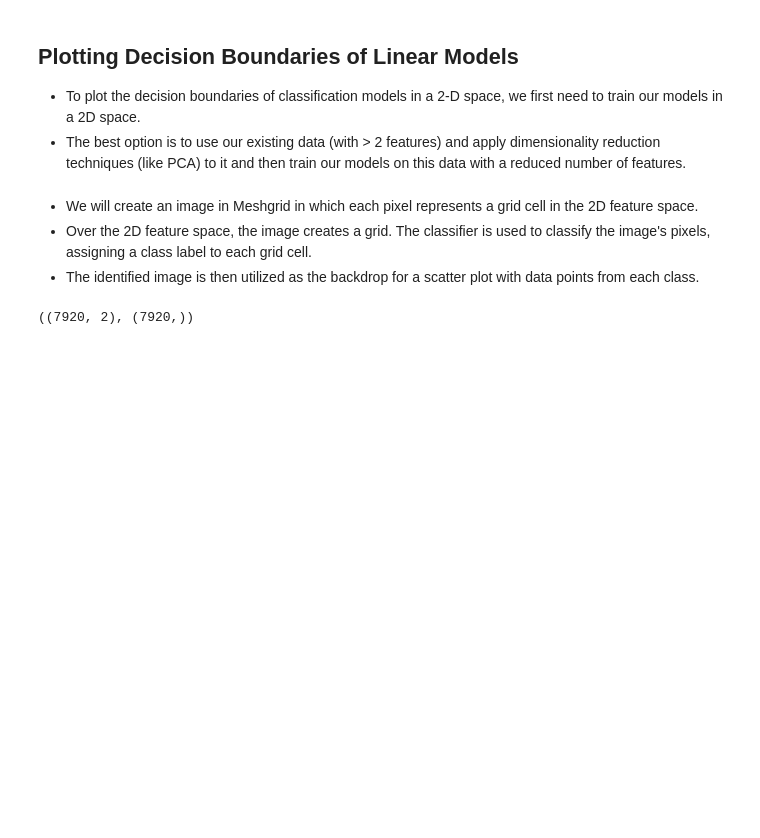
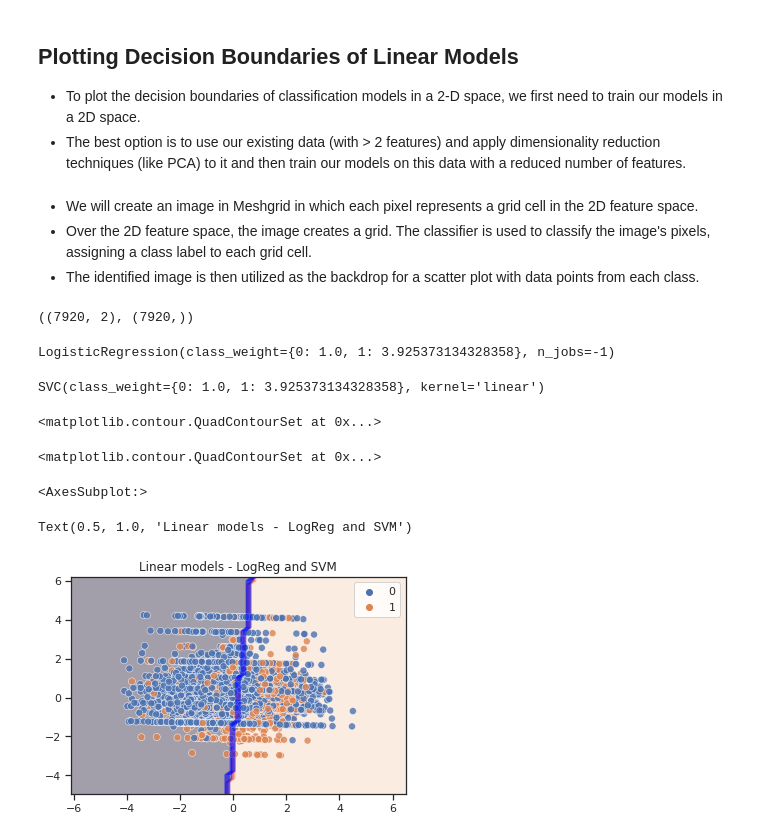
Before and after one commit to AmirMotefaker/Bank-Customer-Churn-Prediction, a Jupyter notebook: Bank-Customer-Churn-Prediction.ipynb, the cells around one changed output. Saved outputs shown, nothing was run; the diff lists cells and outputs as text; code cells hidden in the pictures; blank space fills up the shorter version.

Commit message:
Kaggle Notebook | Bank Customer Churn Prediction | Version 40

```diff
--- a/Bank-Customer-Churn-Prediction.ipynb
+++ b/Bank-Customer-Churn-Prediction.ipynb
@@ -860,3 +860,39 @@ y = y_train
 X_pca.shape, y.shape
 # %% [output]
 ((7920, 2), (7920,))
+# %%
+# min and max values
+xmin, xmax = X_pca[:, 0].min() - 2, X_pca[:, 0].max() + 2
+ymin, ymax = X_pca[:, 1].min() - 2, X_pca[:, 1].max() + 2
+
+# Creating a mesh region where the boundary will be plotted
+xx, yy = np.meshgrid(np.arange(xmin, xmax, 0.2),
+                     np.arange(ymin, ymax, 0.2))
+
+# Fitting LR model on 2 features
+lr.fit(X_pca, y)
+
+# Fitting SVM model on 2 features
+svm.fit(X_pca, y)
+
+# Plotting decision boundary for LR
+z1 = lr.predict(np.c_[xx.ravel(), yy.ravel()])
+z1 = z1.reshape(xx.shape)
+
+# Plotting decision boundary for SVM
+z2 = svm.predict(np.c_[xx.ravel(), yy.ravel()])
+z2 = z2.reshape(xx.shape)
+
+# Displaying the result
+plt.contourf(xx, yy, z1, alpha=0.4) # LR
+plt.contour(xx, yy, z2, alpha=0.4, colors='blue') # SVM
+sns.scatterplot(x=X_pca[:,0], y=X_pca[:,1], hue=y_train, s=50, alpha=0.8)
+plt.title('Linear models - LogReg and SVM')
+# %% [output]
+LogisticRegression(class_weight={0: 1.0, 1: 3.925373134328358}, n_jobs=-1)
+SVC(class_weight={0: 1.0, 1: 3.925373134328358}, kernel='linear')
+<matplotlib.contour.QuadContourSet at 0x...>
+<matplotlib.contour.QuadContourSet at 0x...>
+<AxesSubplot:>
+Text(0.5, 1.0, 'Linear models - LogReg and SVM')
+[figure, added]
```
Also changed, not shown: parts of 3 cells of this notebook.
